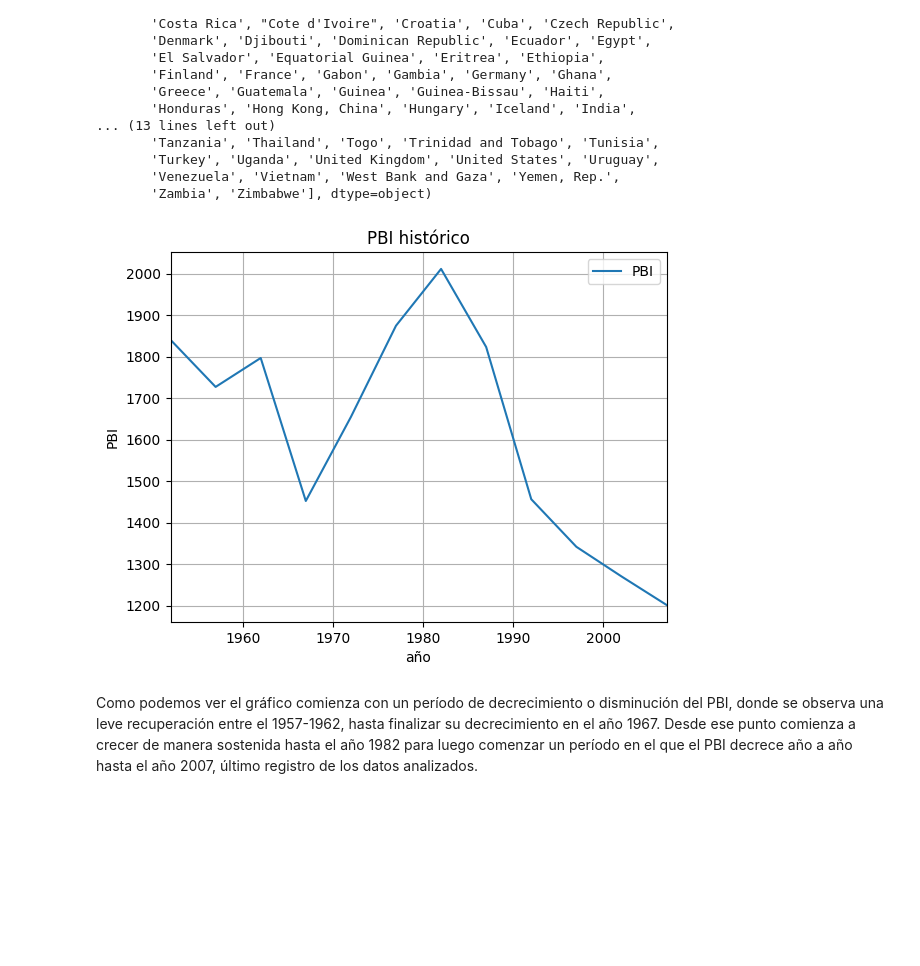
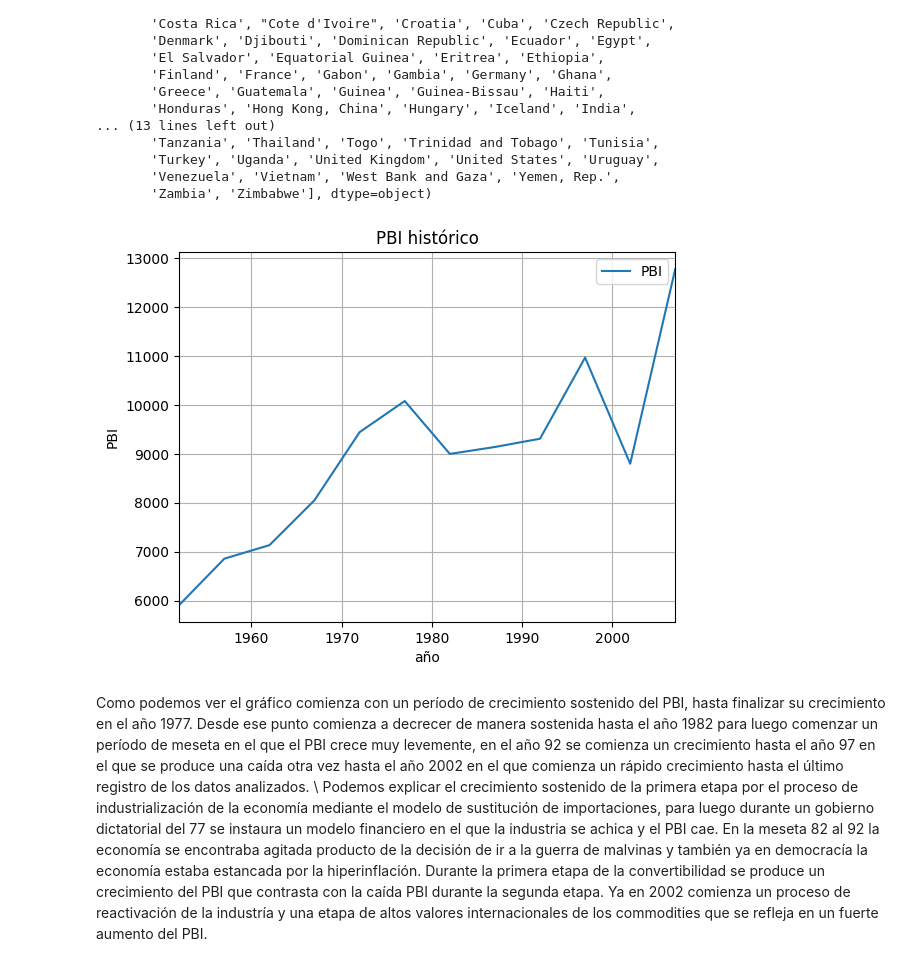
Before and after one commit to juansearg/colab, a Jupyter notebook: TP1_grupo_23.ipynb, the cells around one changed output. Drawn from its saved outputs; the diff is of its cells as text; code cells hidden in the pictures; blank space fills up the shorter version.

```diff
--- a/TP1_grupo_23.ipynb
+++ b/TP1_grupo_23.ipynb
@@ -588,33 +588,34 @@ array(['Afghanistan', 'Albania', 'Algeria', 'Angola', 'Argentina',
        'Venezuela', 'Vietnam', 'West Bank and Gaza', 'Yemen, Rep.',
        'Zambia', 'Zimbabwe'], dtype=object)
 # %%
-pais = "Haiti"
+pais = "Argentina"
 data = gapminder[gapminder.country == pais]
 year = data.year # eje x
 PBI = data.gdpPercap # eje y
 
 # Creamos los gráficos.
 
 plt.plot(year,PBI, label='PBI')
 
 
 # Limitamos el rango de x al rango de los años registrados
 plt.xlim(min(year),max(year))
 
 # Ejecutamos el comando para que muestre la grilla
 plt.grid()
 
 # Etiquetamos el eje x y eje y
 plt.xlabel('año')
 plt.ylabel('PBI')
 
 # Colocamos un título.
 plt.title('PBI histórico')
 
 plt.legend() # Comando para que muestre las etiquetas.
 
 plt.show()
 # %% [output]
-[figure, old version]
+[figure, new version]
-# %% [markdown]
-Como podemos ver el gráfico comienza con un período de decrecimiento o disminución del PBI, donde se observa una leve recuperación entre el 1957-1962, hasta finalizar su decrecimiento en el año 1967. Desde ese punto comienza a crecer de manera sostenida hasta el año 1982 para luego comenzar un período en el que el PBI decrece año a año hasta el año 2007, último registro de los datos analizados.
+# %% [markdown]
+Como podemos ver el gráfico comienza con un período de crecimiento sostenido del PBI, hasta finalizar su crecimiento en el año 1977. Desde ese punto comienza a decrecer de manera sostenida hasta el año 1982 para luego comenzar un período de meseta en el que el PBI crece muy levemente, en el año 92 se comienza un crecimiento hasta el año 97 en el que se produce una caída otra vez hasta el año 2002 en el que comienza un rápido crecimiento hasta el último registro de los datos analizados. \\
+Podemos explicar el crecimiento sostenido de la primera etapa por el proceso de industrialización de la economía mediante el modelo de sustitución de importaciones, para luego durante un gobierno dictatorial del 77 se instaura un modelo financiero en el que la industria se achica y el PBI cae. En la meseta 82 al 92 la economía se encontraba agitada producto de la decisión de ir a la guerra de malvinas y también ya en democracía la economía estaba estancada por la hiperinflación. Durante la primera etapa de la convertibilidad se produce un crecimiento del PBI que contrasta con la caída PBI durante la segunda etapa. Ya en 2002 comienza un proceso de reactivación de la industría y una etapa de altos valores internacionales de los commodities que se refleja en un fuerte aumento del PBI.
```
Also changed, not shown: parts of 1 cell of this notebook.
